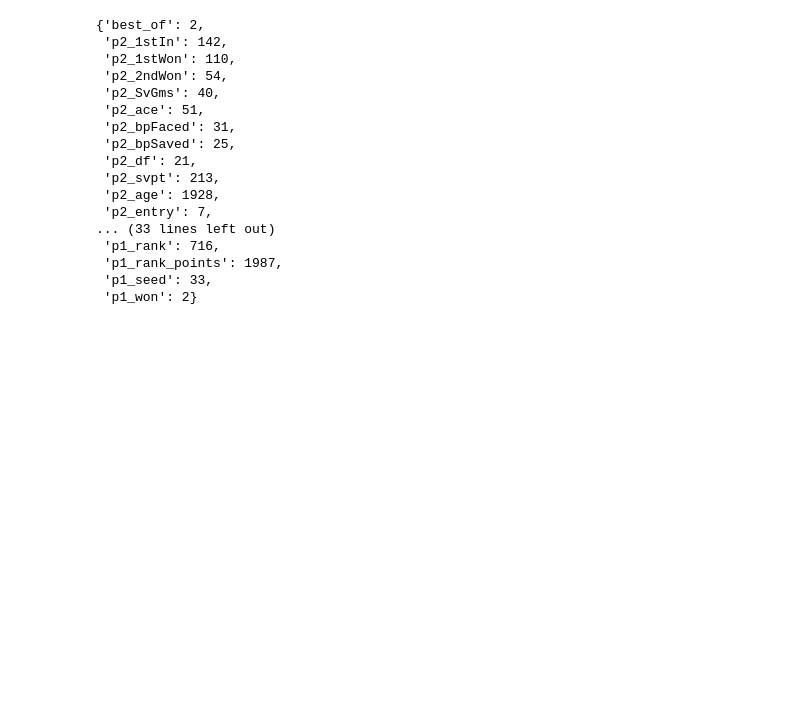
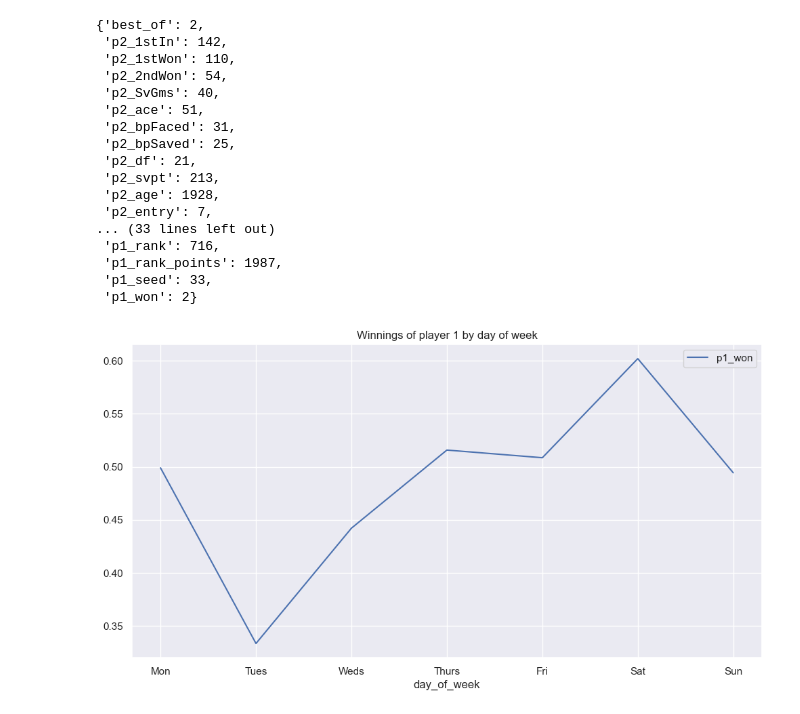
Before and after one commit to siwaar/Tennis_prediction, a Jupyter notebook: ABBES_Siwar_LBC.ipynb, the cells around one changed output. Saved outputs shown, nothing was run; the diff lists cells and outputs as text; code cells hidden in the pictures; blank space fills up the shorter version.

```diff
--- a/ABBES_Siwar_LBC.ipynb
+++ b/ABBES_Siwar_LBC.ipynb
@@ -147,3 +303,8 @@ wSvGms and lSvGms will be 1)
+# %%
+df_eda["day"] = df_eda["tourney_date"]%100
+df_eda["month"] = (df_eda["tourney_date"]//100)%100
+df_eda["year"] = df_eda["tourney_date"]//10000
+df_eda['day_of_week'] = pd.to_datetime(df_eda['tourney_date'].map(lambda x : str(x))).apply(lambda val: val.day_name())
 # %% [markdown]
 **score**
 # %%
@@ -561,10 +502,17 @@ data.p1_name.unique()
  'p1_seed': 33,
  'p1_won': 2}
 # %%
+df_eda["day"] = df_eda["tourney_date"]%100
+df_eda["month"] = (df_eda["tourney_date"]//100)%100
+df_eda["year"] = df_eda["tourney_date"]//10000
+df_eda['day_of_week'] = pd.to_datetime(df_eda['tourney_date'].map(lambda x : str(x))).apply(lambda val: val.day_name())
+
 cats_day = ['Monday', 'Tuesday', 'Wednesday', 'Thursday', 'Friday', 'Saturday', 'Sunday']
-ax = data.groupby('day_of_week').agg({'p1_won':'mean'}).reindex(cats_day).plot(figsize=(12,6))
+ax = df_eda.groupby('day_of_week').agg({'p1_won':'mean'}).reindex(cats_day).plot(figsize=(12,6))
 ticks = list(range(0, 7, 1))
 labels = "Mon Tues Weds Thurs Fri Sat Sun".split()
 plt.xticks(ticks, labels)
 plt.title('Winnings of player 1 by day of week');
+# %% [output]
+[figure, added]
 # %%
```
Also changed, not shown: parts of 60 cells of this notebook, 8 other files.
